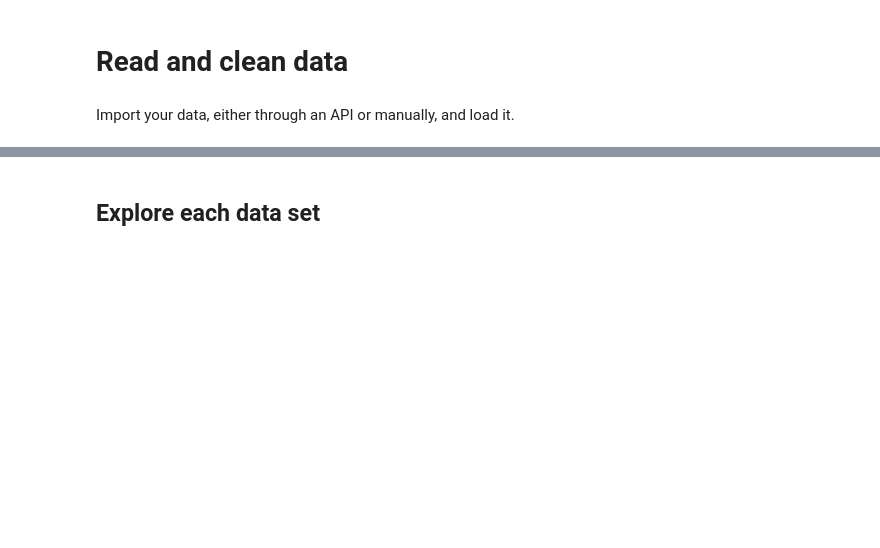
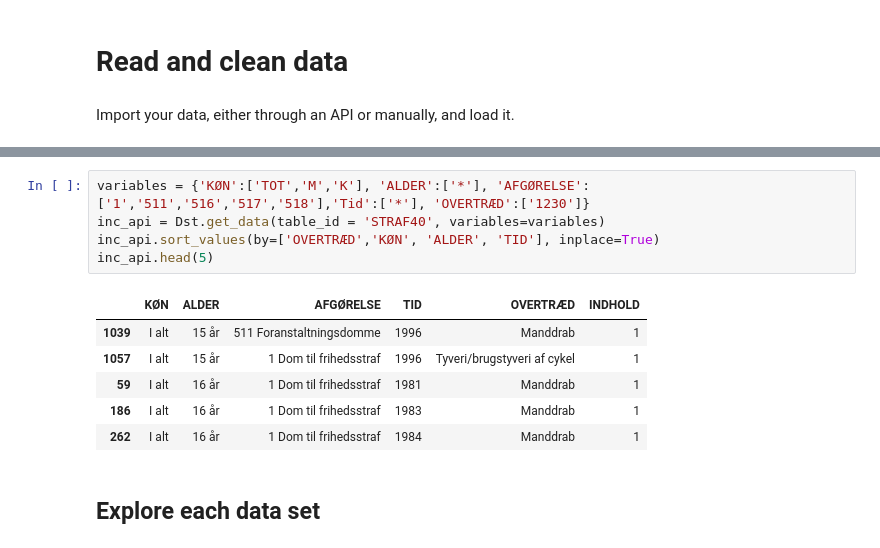
Before and after one commit to NumEconCopenhagen/projects-2023-bulen, a Jupyter notebook: dataproject/dataproject.ipynb, the cells around one changed output, grey strips where cells are left out. Saved outputs shown, nothing was run; the diff lists cells and outputs as text; blank space fills up the shorter version.

```diff
--- a/dataproject/dataproject.ipynb
+++ b/dataproject/dataproject.ipynb
@@ -57,3 +110,15 @@ Import your data, either through an API or manually, and load it.
+# %%
+variables = {'KØN':['TOT','M','K'], 'ALDER':['*'], 'AFGØRELSE':['1','511','516','517','518'],'Tid':['*'], 'OVERTRÆD':['1230']}
+inc_api = Dst.get_data(table_id = 'STRAF40', variables=variables)
+inc_api.sort_values(by=['OVERTRÆD','KØN', 'ALDER', 'TID'], inplace=True)
+inc_api.head(5)
+# %% [output]
+|  | KØN | ALDER | AFGØRELSE | TID | OVERTRÆD | INDHOLD |
+| 1039 | I alt | 15 år | 511 Foranstaltningsdomme | 1996 | Manddrab | 1 |
+| 1057 | I alt | 15 år | 1 Dom til frihedsstraf | 1996 | Tyveri/brugstyveri af cykel | 1 |
+| 59 | I alt | 16 år | 1 Dom til frihedsstraf | 1981 | Manddrab | 1 |
+| 186 | I alt | 16 år | 1 Dom til frihedsstraf | 1983 | Manddrab | 1 |
+| 262 | I alt | 16 år | 1 Dom til frihedsstraf | 1984 | Manddrab | 1 |
 # %% [markdown]
 ## Explore each data set
 # %% [markdown]
```
Also changed, not shown: parts of 2 cells of this notebook.
